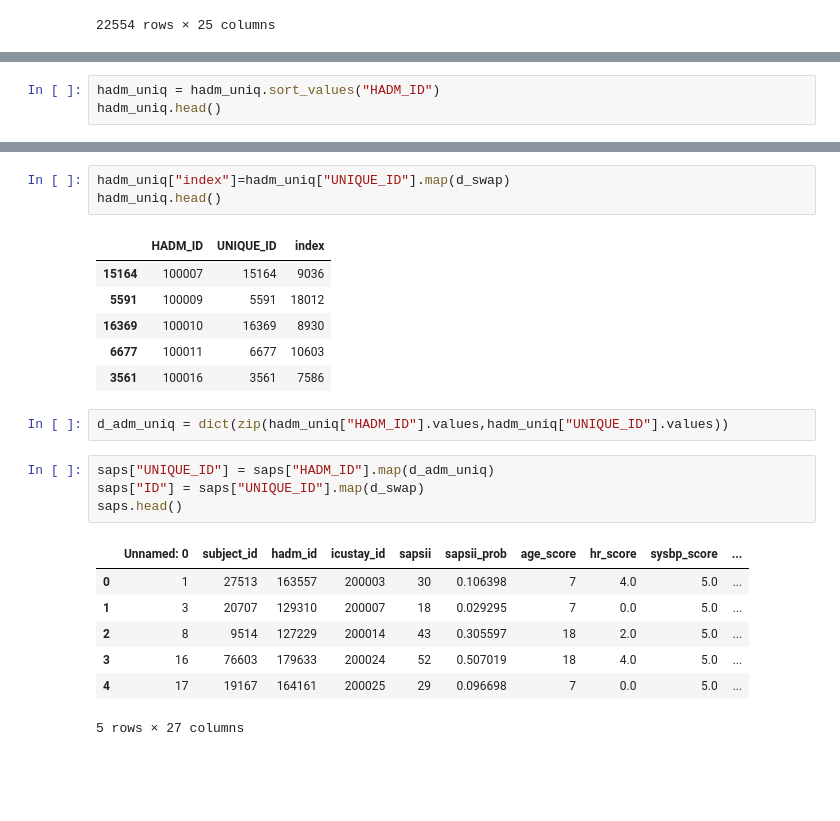
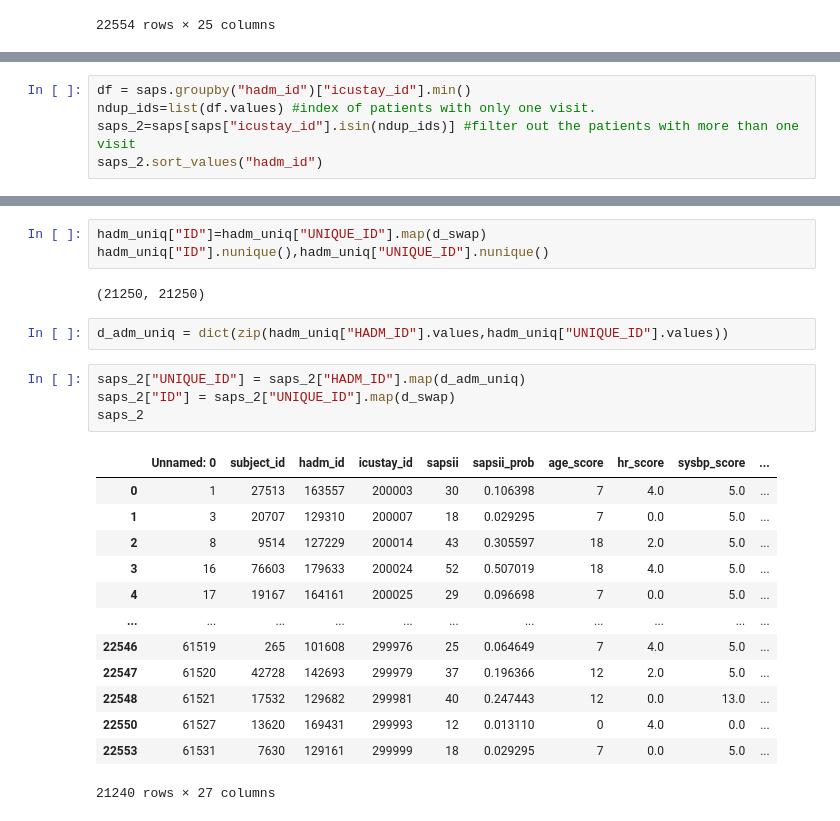
Before and after one commit to keytsuda/Continuous-Monitoring-of-Vital, a Jupyter notebook: GRUODEBayse/makeGRUODE_tags_and_covs.ipynb, the cells around one changed output, grey strips where cells are left out. Cells and saved outputs as stored; diff of their text form; blank space fills up the shorter version.

```diff
--- a/GRUODEBayse/makeGRUODE_tags_and_covs.ipynb
+++ b/GRUODEBayse/makeGRUODE_tags_and_covs.ipynb
@@ -213,3 +203,0 @@ id_ref.loc[:,["index","HADM_ID","UNIQUE_ID"]].head()
-# %%
-hadm_uniq = hadm_uniq.sort_values("HADM_ID")
-hadm_uniq.head()
@@ -222,0 +233,5 @@ hadm_uniq.head()
+# %%
+df = saps.groupby("hadm_id")["icustay_id"].min()
+ndup_ids=list(df.values) #index of patients with only one visit.
+saps_2=saps[saps["icustay_id"].isin(ndup_ids)] #filter out the patients with more than one visit
+saps_2.sort_values("hadm_id")
@@ -223,25 +252,26 @@ hadm_uniq.head()
 # %%
-hadm_uniq["index"]=hadm_uniq["UNIQUE_ID"].map(d_swap)
-hadm_uniq.head()
+hadm_uniq["ID"]=hadm_uniq["UNIQUE_ID"].map(d_swap)
+hadm_uniq["ID"].nunique(),hadm_uniq["UNIQUE_ID"].nunique()
 # %% [output]
-|  | HADM_ID | UNIQUE_ID | index |
-| 15164 | 100007 | 15164 | 9036 |
-| 5591 | 100009 | 5591 | 18012 |
-| 16369 | 100010 | 16369 | 8930 |
-| 6677 | 100011 | 6677 | 10603 |
-| 3561 | 100016 | 3561 | 7586 |
+(21250, 21250)
 # %%
 d_adm_uniq = dict(zip(hadm_uniq["HADM_ID"].values,hadm_uniq["UNIQUE_ID"].values))
 # %%
-saps["UNIQUE_ID"] = saps["HADM_ID"].map(d_adm_uniq)
-saps["ID"] = saps["UNIQUE_ID"].map(d_swap)
-saps.head()
+saps_2["UNIQUE_ID"] = saps_2["HADM_ID"].map(d_adm_uniq)
+saps_2["ID"] = saps_2["UNIQUE_ID"].map(d_swap)
+saps_2
 # %% [output]
 |  | Unnamed: 0 | subject_id | hadm_id | icustay_id | sapsii | sapsii_prob | age_score | hr_score | sysbp_score | ... |
 | 0 | 1 | 27513 | 163557 | 200003 | 30 | 0.106398 | 7 | 4.0 | 5.0 | ... |
 | 1 | 3 | 20707 | 129310 | 200007 | 18 | 0.029295 | 7 | 0.0 | 5.0 | ... |
 | 2 | 8 | 9514 | 127229 | 200014 | 43 | 0.305597 | 18 | 2.0 | 5.0 | ... |
 | 3 | 16 | 76603 | 179633 | 200024 | 52 | 0.507019 | 18 | 4.0 | 5.0 | ... |
 | 4 | 17 | 19167 | 164161 | 200025 | 29 | 0.096698 | 7 | 0.0 | 5.0 | ... |
+| ... | ... | ... | ... | ... | ... | ... | ... | ... | ... | ... |
+| 22546 | 61519 | 265 | 101608 | 299976 | 25 | 0.064649 | 7 | 4.0 | 5.0 | ... |
+| 22547 | 61520 | 42728 | 142693 | 299979 | 37 | 0.196366 | 12 | 2.0 | 5.0 | ... |
+| 22548 | 61521 | 17532 | 129682 | 299981 | 40 | 0.247443 | 12 | 0.0 | 13.0 | ... |
+| 22550 | 61527 | 13620 | 169431 | 299993 | 12 | 0.013110 | 0 | 4.0 | 0.0 | ... |
+| 22553 | 61531 | 7630 | 129161 | 299999 | 18 | 0.029295 | 7 | 0.0 | 5.0 | ... |
-5 rows × 27 columns
+21240 rows × 27 columns
 # %%
```
Also changed, not shown: parts of 12 cells of this notebook, 15 other files.
